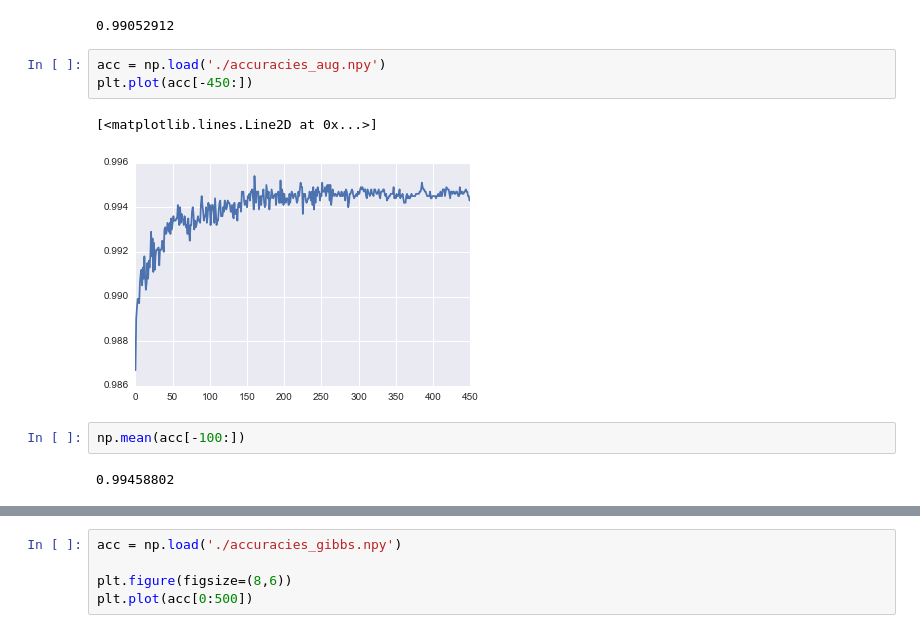
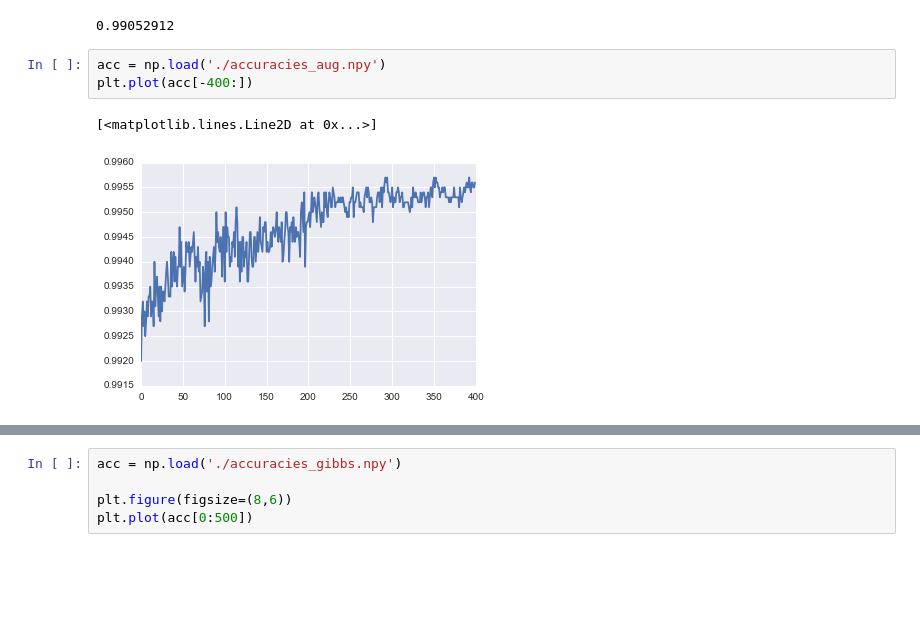
Before and after one commit to jaredawebb/ForwardThinking, a Jupyter notebook: replication/vanilla_conv.ipynb, the cells around one changed output, grey strips where cells are left out. Drawn from its saved outputs; the diff is of its cells as text; blank space fills up the shorter version.

```diff
--- a/replication/vanilla_conv.ipynb
+++ b/replication/vanilla_conv.ipynb
@@ -240,11 +240,7 @@ acc[-100:].mean()
 0.99052912
 # %%
 acc = np.load('./accuracies_aug.npy')
-plt.plot(acc[-450:])
+plt.plot(acc[-400:])
 # %% [output]
 [<matplotlib.lines.Line2D at 0x...>]
-[figure, old version]
+[figure, new version]
-# %%
-np.mean(acc[-100:])
-# %% [output]
-0.99458802
```
Also changed, not shown: parts of 3 cells of this notebook, 2 other files.
